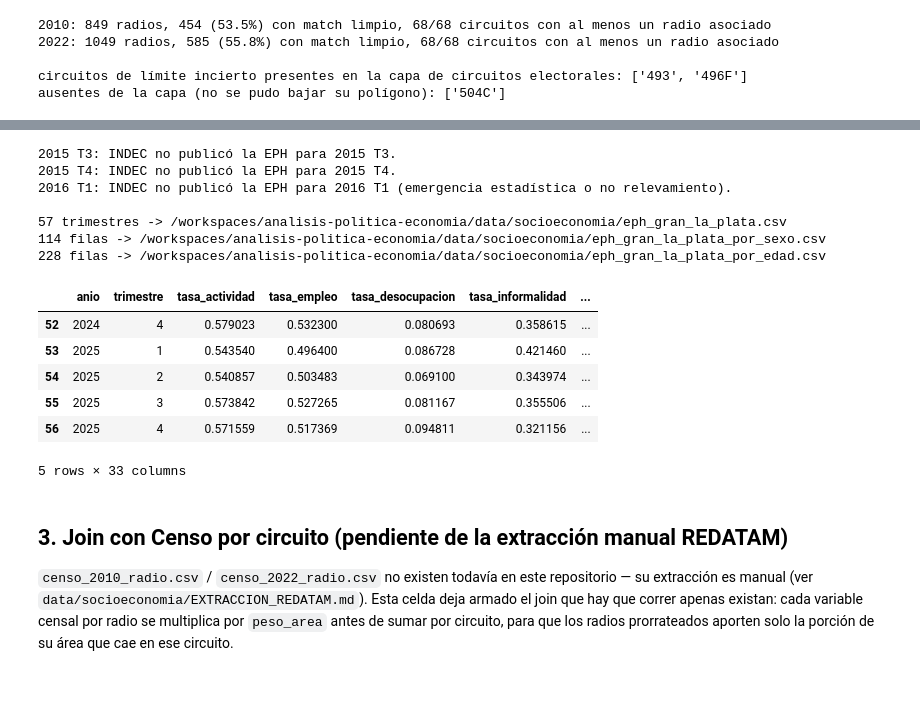
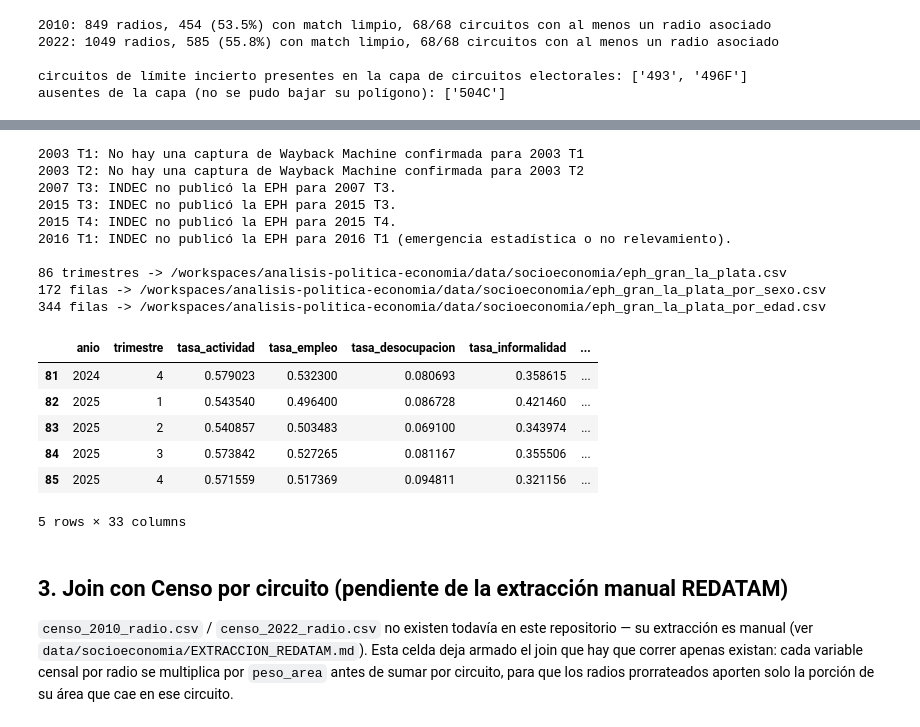
Before and after one commit to Ivanknop/elecciones-socioeconomia-laplata, a Jupyter notebook: notebooks/05_capa_socioeconomica.ipynb, the cells around one changed output, grey strips where cells are left out. Saved outputs shown, nothing was run; the diff lists cells and outputs as text; code cells hidden in the pictures; blank space fills up the shorter version.

Commit message:
Extiende EPH a 2003T3 (Wayback) e ICG a 2001 país/2008 La Plata; mueve CSV de ICG a data/socioeconomia/icg/
Co-Authored-By: Claude Sonnet 5 <noreply@anthropic.com>

```diff
--- a/notebooks/05_capa_socioeconomica.ipynb
+++ b/notebooks/05_capa_socioeconomica.ipynb
@@ -94,11 +96,13 @@ client = EphClient(cache_dir=SOCIOECONOMIA / "eph_cache")
 
 
 def _trimestres_historicos():
-    # _WAYBACK_DBF (eph_client.py) solo tiene capturas confirmadas hasta
-    # 2015T2 -- 2016 completo (incl. 2015T3/T4/2016T1, sin publicar) va por
+    # _WAYBACK_DBF (eph_client.py) tiene capturas confirmadas 2003T3-2015T2 --
+    # 2003T1/T2 no existen (la EPH continua arrancó en T3 2003, ver docstring
+    # de eph_client.py) y quedan afuera solas via UrlDesconocida (no están en
+    # el dict). 2015T3 en adelante (incl. 2015T4/2016T1, sin publicar) va por
     # la rama regular: 2016T2-T4 tienen nombre de archivo irregular pero
     # confirmado (_URLS_IRREGULARES), no son parte del histórico DBF/Wayback.
-    for anio in range(2011, 2016):
+    for anio in range(2003, 2016):
         for trimestre in (1, 2, 3, 4):
             yield anio, trimestre
 
@@ -132,41 +136,44 @@ for anio, trimestre in _trimestres_regulares():
         hogar = client.leer_base(zip_path, "hogar")
     except (TrimestreNoPublicado, UrlDesconocida) as e:
         print(f"{anio} T{trimestre}: {e}")
         continue
     filas_gran_la_plata.append(agregados_gran_la_plata(individual, hogar))
     filas_por_sexo.extend(agregados_por_sexo(individual))
     filas_por_edad.extend(agregados_por_edad(individual))
 
 eph_gran_la_plata = pd.DataFrame(filas_gran_la_plata).sort_values(["anio", "trimestre"]).reset_index(drop=True)
 destino_eph = SOCIOECONOMIA / "eph_gran_la_plata.csv"
 eph_gran_la_plata.to_csv(destino_eph, index=False)
 print(f"\n{len(eph_gran_la_plata)} trimestres -> {destino_eph}")
 
 eph_por_sexo = pd.DataFrame(filas_por_sexo).sort_values(["anio", "trimestre", "sexo"]).reset_index(drop=True)
 destino_sexo = SOCIOECONOMIA / "eph_gran_la_plata_por_sexo.csv"
 eph_por_sexo.to_csv(destino_sexo, index=False)
 print(f"{len(eph_por_sexo)} filas -> {destino_sexo}")
 
 eph_por_edad = pd.DataFrame(filas_por_edad).sort_values(["anio", "trimestre", "tramo_etario"]).reset_index(drop=True)
 destino_edad = SOCIOECONOMIA / "eph_gran_la_plata_por_edad.csv"
 eph_por_edad.to_csv(destino_edad, index=False)
 print(f"{len(eph_por_edad)} filas -> {destino_edad}")
 
 eph_gran_la_plata.tail()
 # %% [output]
+2003 T1: No hay una captura de Wayback Machine confirmada para 2003 T1
+2003 T2: No hay una captura de Wayback Machine confirmada para 2003 T2
+2007 T3: INDEC no publicó la EPH para 2007 T3.
 2015 T3: INDEC no publicó la EPH para 2015 T3.
 2015 T4: INDEC no publicó la EPH para 2015 T4.
 2016 T1: INDEC no publicó la EPH para 2016 T1 (emergencia estadística o no relevamiento).
 
-57 trimestres -> /workspaces/analisis-politica-economia/data/socioeconomia/eph_gran_la_plata.csv
-114 filas -> /workspaces/analisis-politica-economia/data/socioeconomia/eph_gran_la_plata_por_sexo.csv
-228 filas -> /workspaces/analisis-politica-economia/data/socioeconomia/eph_gran_la_plata_por_edad.csv
+86 trimestres -> /workspaces/analisis-politica-economia/data/socioeconomia/eph_gran_la_plata.csv
+172 filas -> /workspaces/analisis-politica-economia/data/socioeconomia/eph_gran_la_plata_por_sexo.csv
+344 filas -> /workspaces/analisis-politica-economia/data/socioeconomia/eph_gran_la_plata_por_edad.csv
 |  | anio | trimestre | tasa_actividad | tasa_empleo | tasa_desocupacion | tasa_informalidad | ... |
-| 52 | 2024 | 4 | 0.579023 | 0.532300 | 0.080693 | 0.358615 | ... |
-| 53 | 2025 | 1 | 0.543540 | 0.496400 | 0.086728 | 0.421460 | ... |
-| 54 | 2025 | 2 | 0.540857 | 0.503483 | 0.069100 | 0.343974 | ... |
-| 55 | 2025 | 3 | 0.573842 | 0.527265 | 0.081167 | 0.355506 | ... |
-| 56 | 2025 | 4 | 0.571559 | 0.517369 | 0.094811 | 0.321156 | ... |
+| 81 | 2024 | 4 | 0.579023 | 0.532300 | 0.080693 | 0.358615 | ... |
+| 82 | 2025 | 1 | 0.543540 | 0.496400 | 0.086728 | 0.421460 | ... |
+| 83 | 2025 | 2 | 0.540857 | 0.503483 | 0.069100 | 0.343974 | ... |
+| 84 | 2025 | 3 | 0.573842 | 0.527265 | 0.081167 | 0.355506 | ... |
+| 85 | 2025 | 4 | 0.571559 | 0.517369 | 0.094811 | 0.321156 | ... |
 5 rows × 33 columns
 # %% [markdown]
 ## 3. Join con Censo por circuito (pendiente de la extracción manual REDATAM)
```
Also changed, not shown: parts of 2 cells of this notebook, 25 other files.
